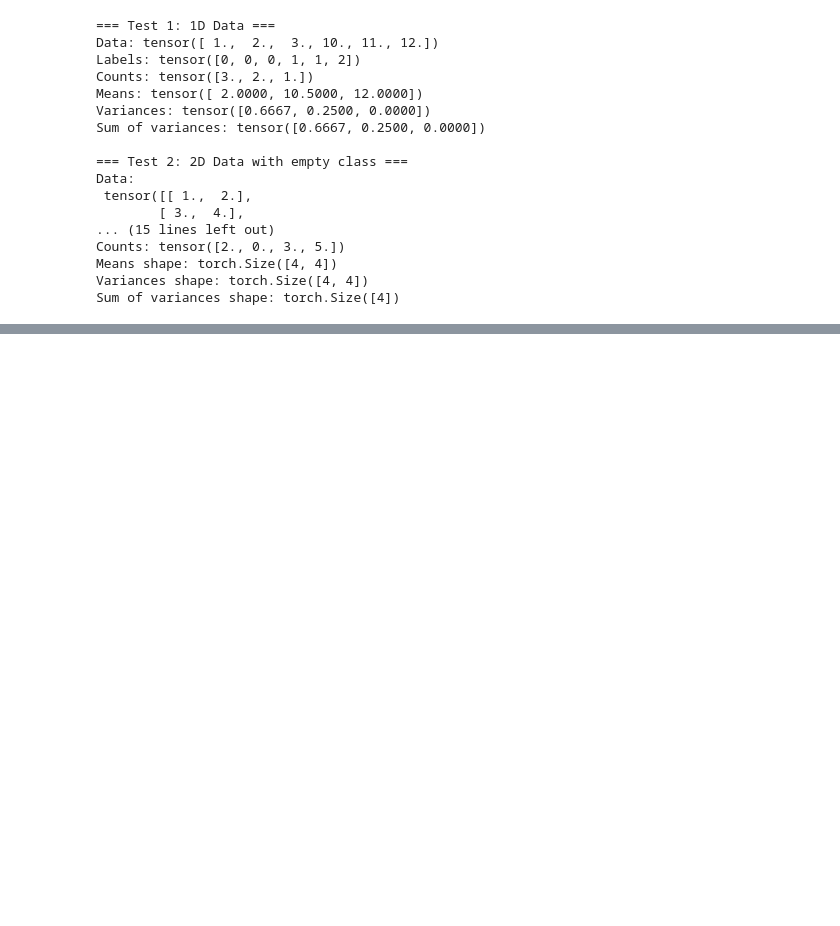
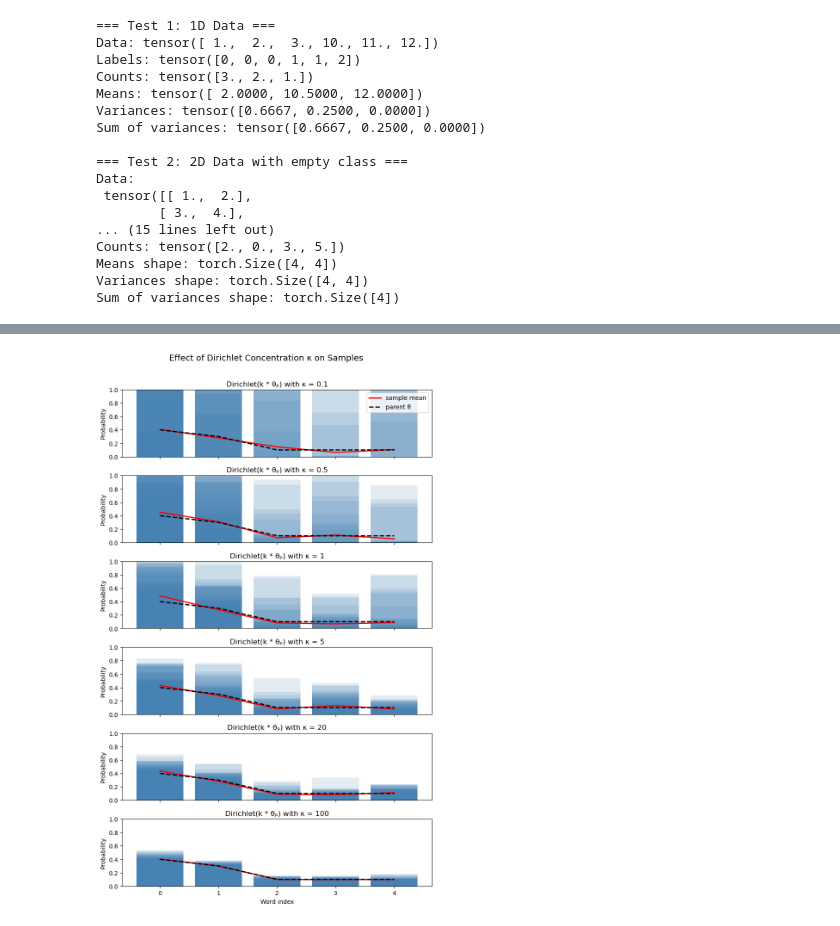
Before and after one commit to Zhennan-Wu/DrugRes, a Jupyter notebook: src/unit_test.ipynb, the cells around one changed output, grey strips where cells are left out. Cells and saved outputs as stored; diff of their text form; code cells hidden in the pictures; blank space fills up the shorter version.

```diff
--- a/src/unit_test.ipynb
+++ b/src/unit_test.ipynb
@@ -895,0 +1084,53 @@ Sum of variances shape: torch.Size([4])
+# %%
+import torch
+import matplotlib.pyplot as plt
+import numpy as np
+
+# ------------------------------
+# 1. Base parameter (parent topic)
+# ------------------------------
+theta_parent = torch.tensor([0.4, 0.3, 0.1, 0.1, 0.1])
+vocab_size = len(theta_parent)
+num_samples = 50
+kappas = [0.1, 0.5, 1, 5, 20, 100]
+
+torch.manual_seed(0)
+
+# ------------------------------
+# 2. Draw samples for each kappa
+# ------------------------------
+all_means = []
+samples_by_k = []
+for k in kappas:
+    dist = torch.distributions.Dirichlet(k * theta_parent)
+    samples = dist.sample((num_samples,))  # (num_samples, vocab_size)
+    samples_by_k.append(samples)
+    all_means.append(samples.mean(0))
+
+# ------------------------------
+# 3. Plot
+# ------------------------------
+fig, axes = plt.subplots(len(kappas), 1, figsize=(8, 2.2 * len(kappas)), sharex=True, sharey=True)
+
+for i, (k, samples, sample_mean) in enumerate(zip(kappas, samples_by_k, all_means)):
+    ax = axes[i]
+    # Plot individual samples
+    for s in samples:
+        ax.bar(np.arange(vocab_size), s.numpy(), color='steelblue', alpha=0.15)
+    # Plot mean of samples
+    ax.plot(np.arange(vocab_size), sample_mean.numpy(), 'r-', lw=2, label='sample mean')
+    # Plot parent parameter
+    ax.plot(np.arange(vocab_size), theta_parent.numpy(), 'k--', lw=2, label='parent θ')
+    ax.set_title(f"Dirichlet(k * θₚ) with κ = {k}")
+    ax.set_ylabel("Probability")
+    ax.set_ylim(0, 1)
+    if i == len(kappas) - 1:
+        ax.set_xlabel("Word index")
+    if i == 0:
+        ax.legend(loc='upper right')
+
+plt.suptitle("Effect of Dirichlet Concentration κ on Samples", fontsize=14)
+plt.tight_layout(rect=[0, 0, 1, 0.97])
+plt.show()
+# %% [output]
+[figure, added]
```
Also changed, not shown: parts of 3 cells of this notebook, 10 other files.
